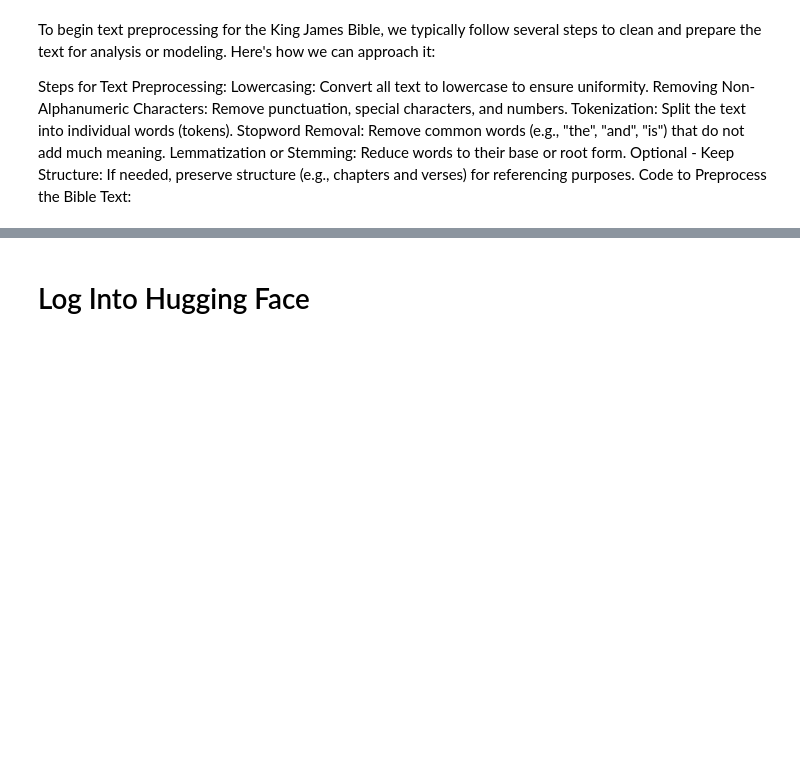
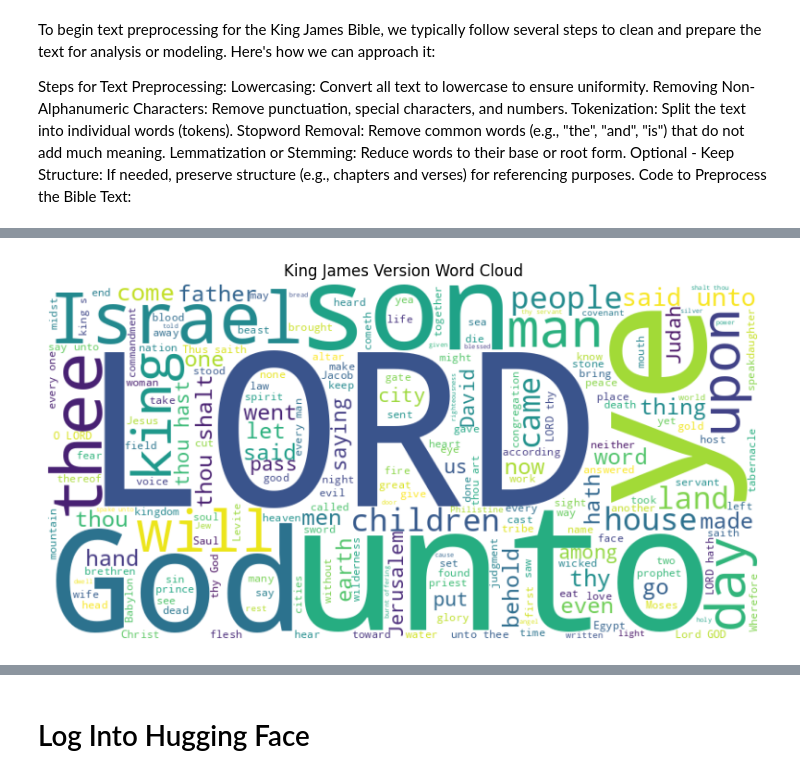
Before and after one commit to ENKI0311/Google_Gemma_2_LLM_Challenge, a Jupyter notebook: Google_Unlock_Global_Communication_with_Gemma.ipynb, the cells around one changed output, grey strips where cells are left out. Drawn from its saved outputs; the diff is of its cells as text; code cells hidden in the pictures; blank space fills up the shorter version.

```diff
--- a/Google_Unlock_Global_Communication_with_Gemma.ipynb
+++ b/Google_Unlock_Global_Communication_with_Gemma.ipynb
@@ -59,0 +107,4 @@ Text successfully extracted and saved to extracted_bible_text.txt
+# %%
+with open('/content/drive/MyDrive/lab_mount/Google Gemma 2 Compitition/geneva_bible_extracted_text.txt', 'r') as file:
+    extracted_text = file.read()
+    print(extracted_text[:1000])  # Print the first 1000 characters to check the output
@@ -122 +192,20 @@ print(f"Text preprocessing complete. Preprocessed text saved to {output_file}.")
 Text preprocessing complete. Preprocessed text saved to preprocessed_bible_text.txt.
+# %%
+import matplotlib.pyplot as plt
+from wordcloud import WordCloud
+
+# Load the King James Bible text from the specified file path
+file_path = "/content/extracted_bible_text.txt"
+with open(file_path, "r", encoding="utf-8") as file:
+    bible_text = file.read()
+
+# Create and display a word cloud
+wordcloud = WordCloud(width=800, height=400, background_color='white').generate(bible_text)
+
+plt.figure(figsize=(10, 5))
+plt.imshow(wordcloud, interpolation='bilinear')
+plt.axis('off')
+plt.title("King James Version Word Cloud")
+plt.show()
+# %% [output]
+[figure, added]
```
Also changed, not shown: parts of 25 cells of this notebook.
